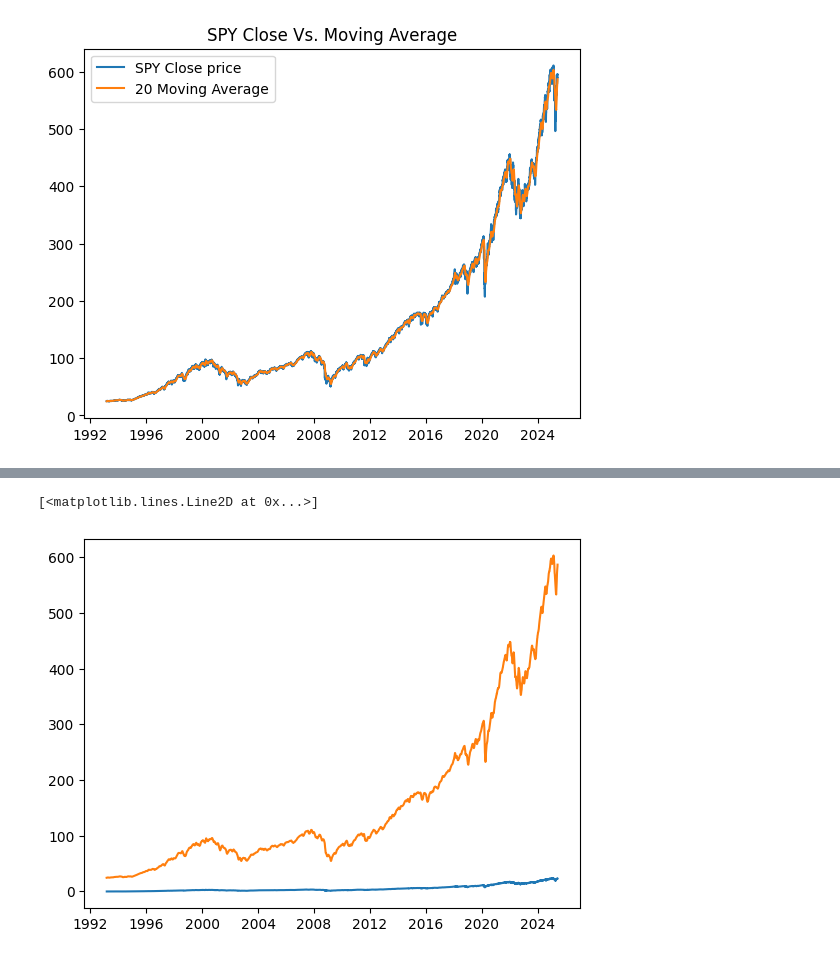
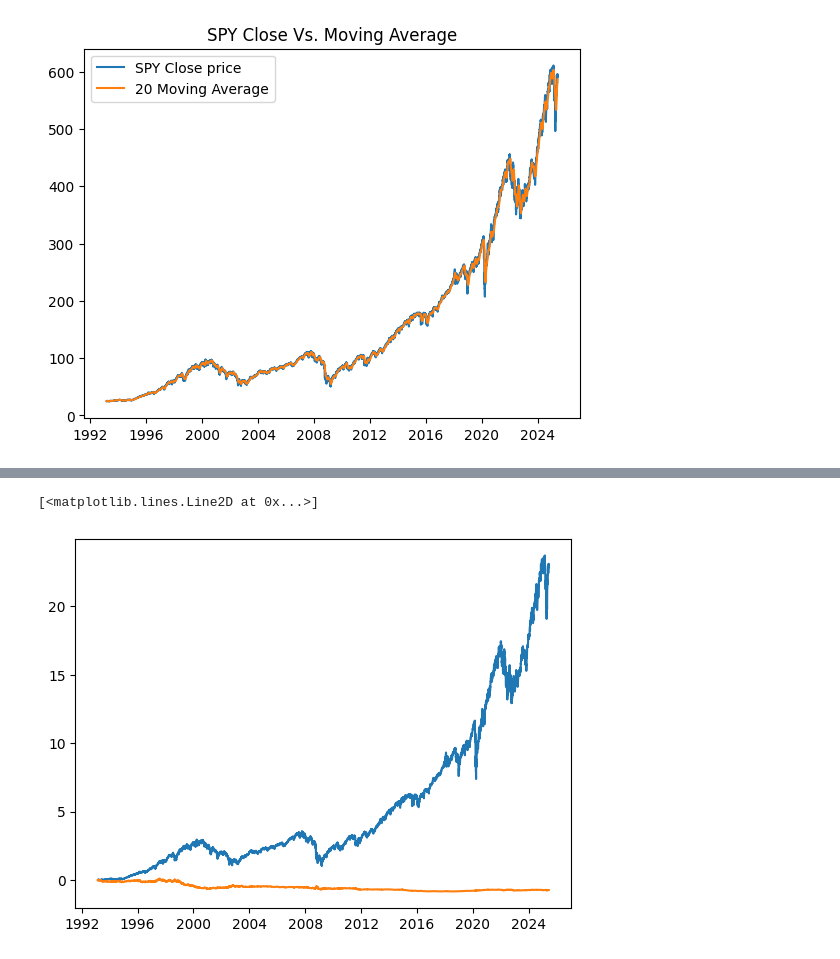
Before and after one commit to AdrianNeshad/PythonTrader, a Jupyter notebook: MovingAvg.ipynb, the cells around one changed output, grey strips where cells are left out. Cells and saved outputs as stored; diff of their text form; code cells hidden in the pictures.

```diff
--- a/MovingAvg.ipynb
+++ b/MovingAvg.ipynb
@@ -69,7 +66,7 @@ def add_ma_strategy(df):
 
 df = add_ma_strategy(df)
 df['asset_cumulative'] = np.cumprod(1 + df['Close'].pct_change()) -1
-df['strategy_cumulative'] = np.cumprod
+df['strategy_cumulative'] = np.cumprod(1 + df['Close'].pct_change() * df['Strategy'].shift()) -1
 
 df
 # %% [output]
@@ -90,5 +87,9 @@ df
 # %%
 plt.plot(df['asset_cumulative'])
+
+
+
+plt.plot(df['strategy_cumulative'])
 # %% [output]
 [<matplotlib.lines.Line2D at 0x...>]
-[figure, old version]
+[figure, new version]
```
Also changed, not shown: parts of 8 cells of this notebook, 1 other file.
